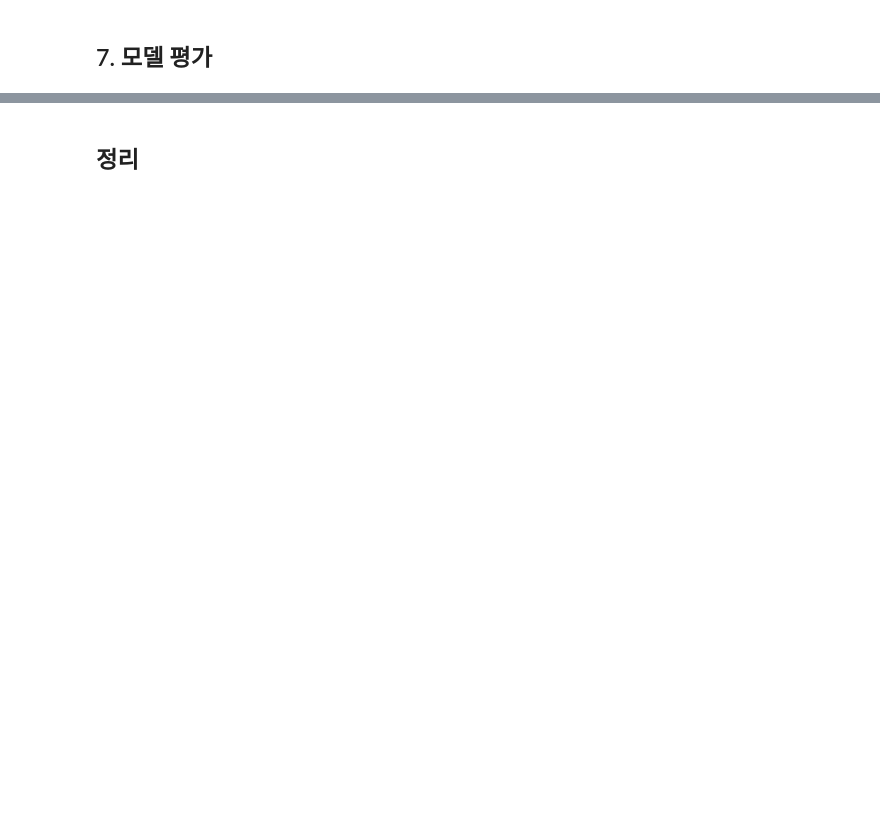
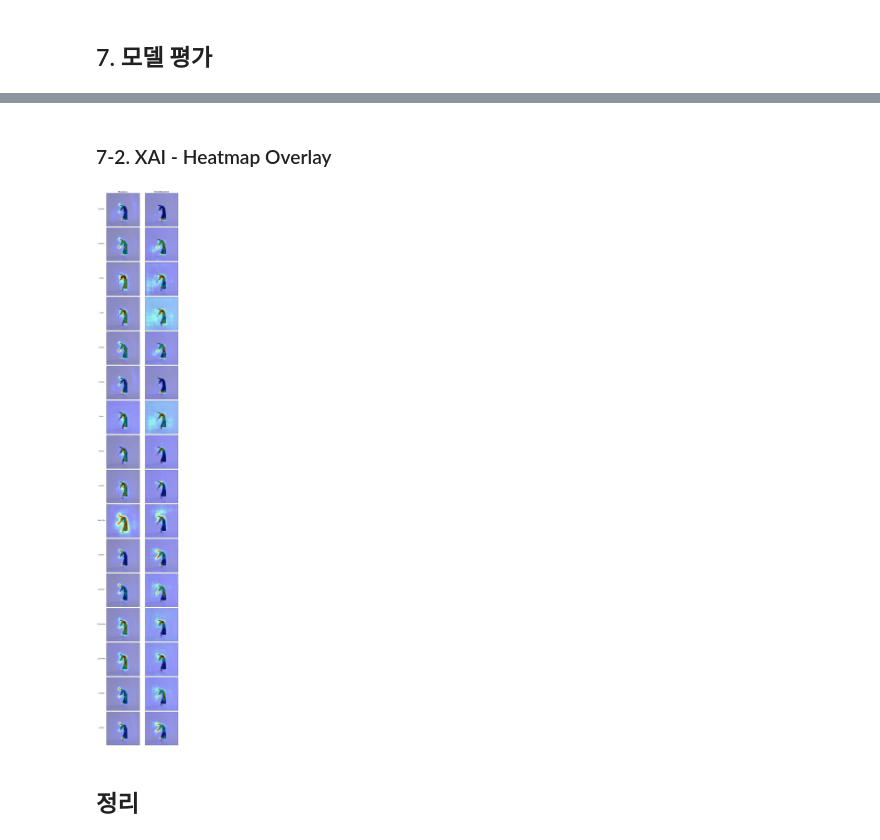
Before and after one commit to laladna/AIFFEL_quest_rs, a Jupyter notebook: GoingDeeper/GD04/GD04.ipynb, the cells around one changed output, grey strips where cells are left out. Cells and saved outputs as stored; diff of their text form; code cells hidden in the pictures; blank space fills up the shorter version.

```diff
--- a/GoingDeeper/GD04/GD04.ipynb
+++ b/GoingDeeper/GD04/GD04.ipynb
@@ -1314,6 +1320,9 @@ Filesystem      Size  Used Avail Use% Mounted on
 # %%
-# 학습 데이터셋 경로 및 하이퍼파라미터 설정
+# 경로 및 하이퍼파라미터 설정
 PTRECORD_DIR = os.path.join(PROJECT_PATH, 'ptrecords_mpii')
+SAVE_DIR = os.path.expanduser("~/work/mpii/models") # 모델 저장 경로
+os.makedirs(SAVE_DIR, exist_ok=True)
+
 NUM_HEATMAP = 16
 EPOCHS = 3
 BATCH_SIZE = 4
@@ -1437,7 +1477,0 @@ learning_rate = 0.0007
-# %%
-device = torch.device("cuda" if torch.cuda.is_available() else "cpu")
-model = StackedHourglassNetwork(IMAGE_SHAPE, num_stack=4, num_residual=1, num_heatmap=num_heatmap)
-model.to(device)
-checkpoint = torch.load(best_model_file, map_location=device)
-model.load_state_dict(checkpoint)
-model.eval()
@@ -1620,6 +1692,0 @@ def draw_skeleton_on_image(image, keypoints, index=None):
-# %%
-test_image = os.path.join(PROJECT_PATH, 'test_image.jpg')
-
-image, keypoints = predict(model, test_image)
-draw_keypoints_on_image(image, keypoints)
-draw_skeleton_on_image(image, keypoints)
@@ -1626,2 +1708,60 @@ draw_skeleton_on_image(image, keypoints)
+# %% [markdown]
+### 7-2. XAI - Heatmap Overlay
+# %%
+def compare_all_heatmaps(image, model1, model2, title1="Hourglass", title2="SimpleBaseline"):
+    device = next(model1.parameters()).device
+    model1.eval()
+    model2.eval()
+
+    # 1. 전처리
+    input_tensor = transforms.Compose([
+        transforms.Resize((256, 256)),
+        transforms.ToTensor(),
+        transforms.Lambda(lambda x: x * 2 - 1)
+    ])(image).unsqueeze(0).to(device)
+
+    # 2. 두 모델 예측
+    with torch.no_grad():
+        out1 = model1(input_tensor)
+        out1 = out1[-1] if isinstance(out1, list) else out1
+        out2 = model2(input_tensor)
+        out2 = out2[-1] if isinstance(out2, list) else out2
+
+    joint_names = [
+        "R_Ankle", "R_Knee", "R_Hip", "L_Hip", "L_Knee", "L_Ankle",
+        "Pelvis", "Thorax", "U_Neck", "Head_Top", "R_Wrist", "R_Elbow",
+        "R_Shoulder", "L_Shoulder", "L_Elbow", "L_Wrist"
+    ]
+
+    # 3. 시각화 (16행 2열)
+    fig, axes = plt.subplots(16, 2, figsize=(10, 60)) # 세로로 길게 배치
+    origin_img = np.array(image.resize((256, 256)))
+
+    for i in range(16):
+        for j, (out, title) in enumerate(zip([out1, out2], [title1, title2])):
+            ax = axes[i, j]
+
+            # 히트맵 처리 및 오버레이 생성 (OpenCV 활용)
+            hm = out[0, i].cpu().numpy()
+            hm_resized = cv2.resize(hm, (256, 256))
+            hm_norm = (hm_resized - hm_resized.min()) / (hm_resized.max() - hm_resized.min() + 1e-8)
+            hm_color = cv2.applyColorMap(np.uint8(255 * hm_norm), cv2.COLORMAP_JET)
+            hm_color = cv2.cvtColor(hm_color, cv2.COLOR_BGR2RGB)
+
+            overlay = cv2.addWeighted(origin_img, 0.6, hm_color, 0.4, 0)
+
+            ax.imshow(overlay)
+            if i == 0: ax.set_title(title, fontsize=15)
+            if j == 0: ax.set_ylabel(joint_names[i], fontsize=12, rotation=0, labelpad=40)
+            ax.set_xticks([]); ax.set_yticks([])
+
+    plt.tight_layout()
+    plt.show()
+
+# 실행
+test_img = Image.open("test_image_2.jpg").convert("RGB")
+compare_all_heatmaps(test_img, model_hg, model_sb)
+# %% [output]
+[figure, added]
 # %% [markdown]
 ## 정리
```
Also changed, not shown: parts of 20 cells of this notebook.
